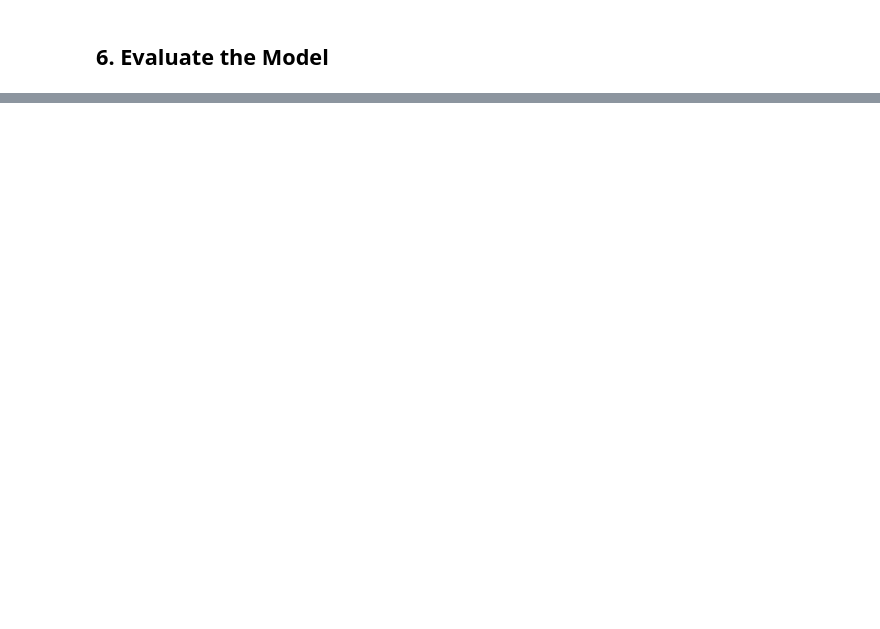
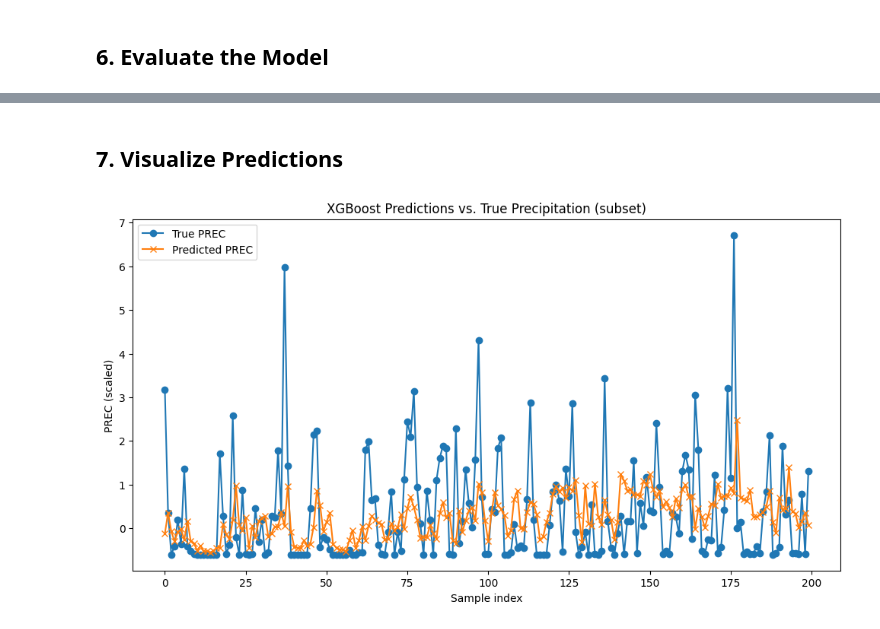
Before and after one commit to JohannesPfennigbauer/AMITECC_Ex2, a Jupyter notebook: src/xgboost.ipynb, the cells around one changed output, grey strips where cells are left out. Cells and saved outputs as stored; diff of their text form; code cells hidden in the pictures; blank space fills up the shorter version.

Commit message:
xgboost

```diff
--- a/src/xgboost.ipynb
+++ b/src/xgboost.ipynb
@@ -120,2 +130,24 @@ Error:
 # %% [markdown]
 ## 6. Evaluate the Model
+# %%
+# Make predictions
+val_preds = model.predict(dval)
+test_preds = model.predict(dtest)
+
+# Calculate metrics for validation set
+val_mse = mean_squared_error(y_val, val_preds)
+val_rmse = np.sqrt(val_mse)
+val_mae = mean_absolute_error(y_val, val_preds)
+
+print(f"Validation MSE:  {val_mse:.4f}")
+print(f"Validation RMSE: {val_rmse:.4f}")
+print(f"Validation MAE:  {val_mae:.4f}")
+
+# Calculate metrics for test set
+test_mse = mean_squared_error(y_test, test_preds)
+test_rmse = np.sqrt(test_mse)
+test_mae = mean_absolute_error(y_test, test_preds)
+
+print(f"\nTest MSE:  {test_mse:.4f}")
+print(f"Test RMSE: {test_rmse:.4f}")
+print(f"Test MAE:  {test_mae:.4f}")
@@ -121,0 +162,14 @@ Error:
+# %% [markdown]
+## 7. Visualize Predictions
+# %%
+num_samples_to_plot = 200
+plt.figure(figsize=(12,6))
+plt.plot(y_test[:num_samples_to_plot], label='True PREC', marker='o')
+plt.plot(test_preds[:num_samples_to_plot], label='Predicted PREC', marker='x')
+plt.title("XGBoost Predictions vs. True Precipitation (subset)")
+plt.xlabel("Sample index")
+plt.ylabel("PREC (scaled)")
+plt.legend()
+plt.show()
+# %% [output]
+[figure, added]
```
Also changed, not shown: parts of 9 cells of this notebook.
